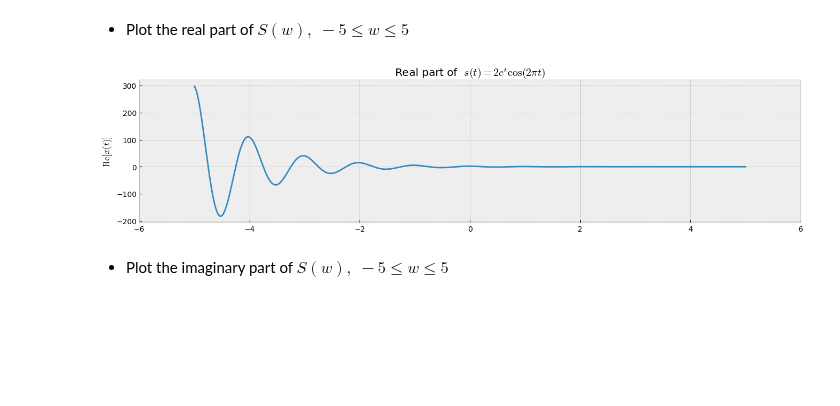
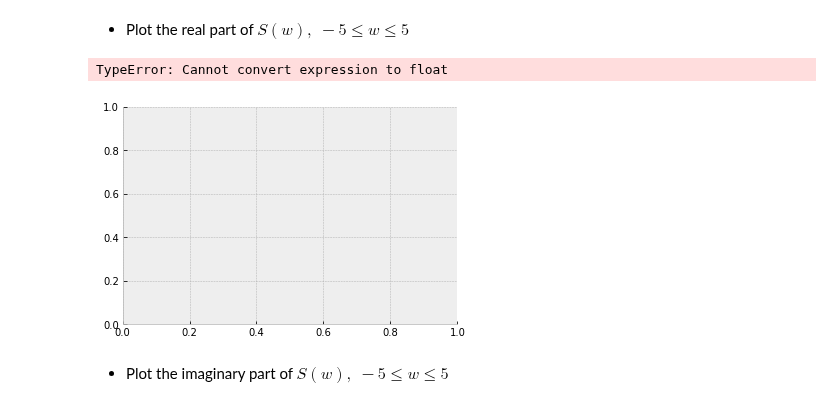
Before and after one commit to ETR11/Wireless-Communication-Systems, a Jupyter notebook: Week1/assignment_w1.ipynb, the cells around one changed output. Cells and saved outputs as stored; diff of their text form; code cells hidden in the pictures; blank space fills up the shorter version.

```diff
--- a/Week1/assignment_w1.ipynb
+++ b/Week1/assignment_w1.ipynb
@@ -91,22 +104,27 @@ plt.show()
 w = sp.symbols('w')
 t = sp.symbols('t')
 u = 18*t**2 + 3*t + 5
-sp.fourier_transform(s * u,t,w)
+s_ft = sp.fourier_transform(s * u,t,w)
+s_ft
 # %% [output]
 [figure]
 # %% [markdown]
 - Plot the real part of $S(w), \; -5 \leq w \leq 5$
+# %%
+sp.plot(s_ft, (w,-5,5))
+# %% [output]
+TypeError: Cannot convert expression to float
+[figure, added]
 # %%
 t = np.linspace(-5, 5, 2000)
 plt.figure(figsize=(16,16))
-plt.subplot(4,1,1); plt.plot(t, (2*np.exp(-t)*np.cos(2*np.pi*t)).real )
+#plt.subplot(4,1,1); plt.plot(t, (s_ft).real )
+sp.plot(s_ft, (w,5,-5))
 plt.ylabel('$\mathrm{Re}[x(t)]$')
 plt.title(r'Real part of  $s(t)=2e^{t}\cos(2\pi t)$')
 plt.grid(True)
 plt.xlim([-6, 6])
 plt.show()
-# %% [output]
-[figure, removed]
 # %% [markdown]
 - Plot the imaginary part of $S(w), \; -5 \leq w \leq 5$
 # %%
```
Also changed, not shown: parts of 3 cells of this notebook.
